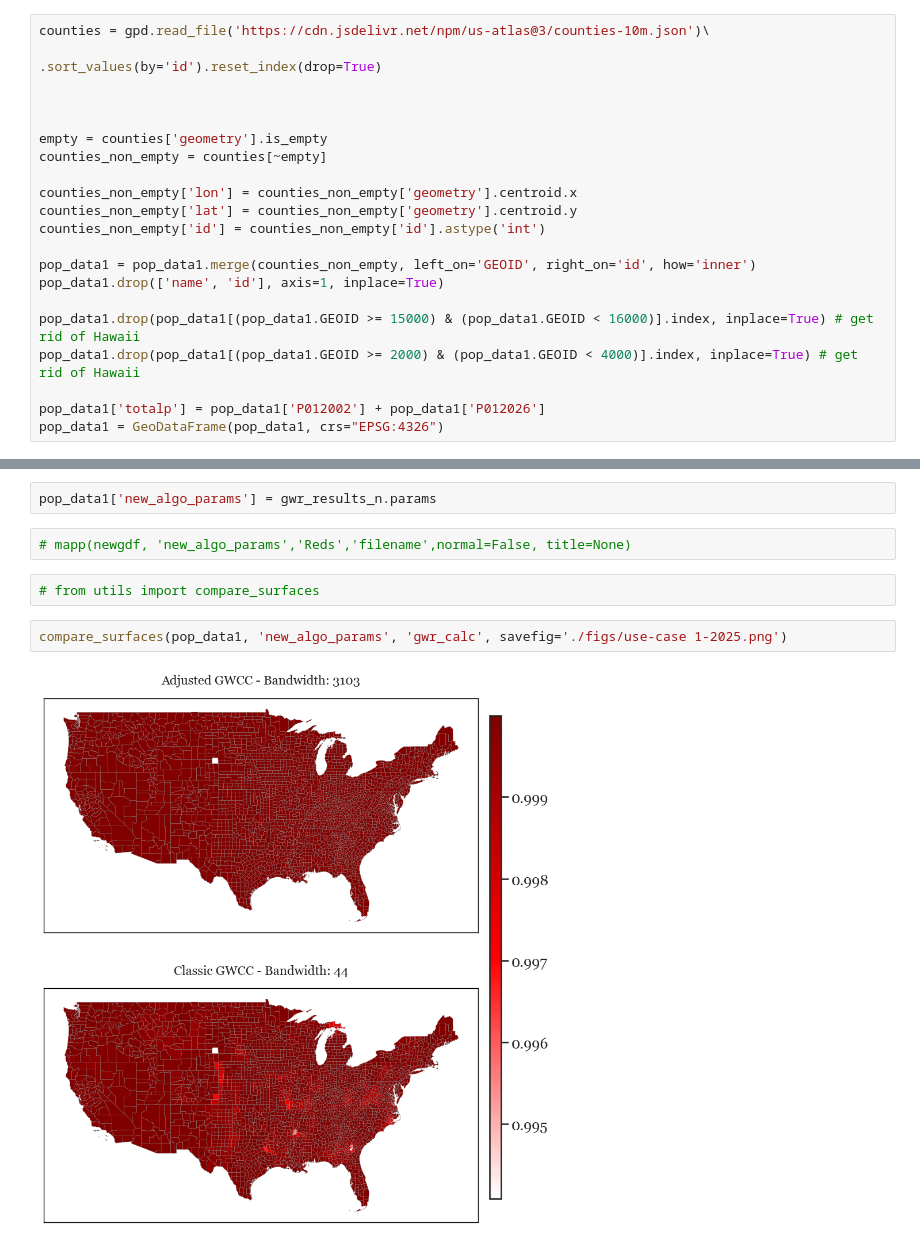
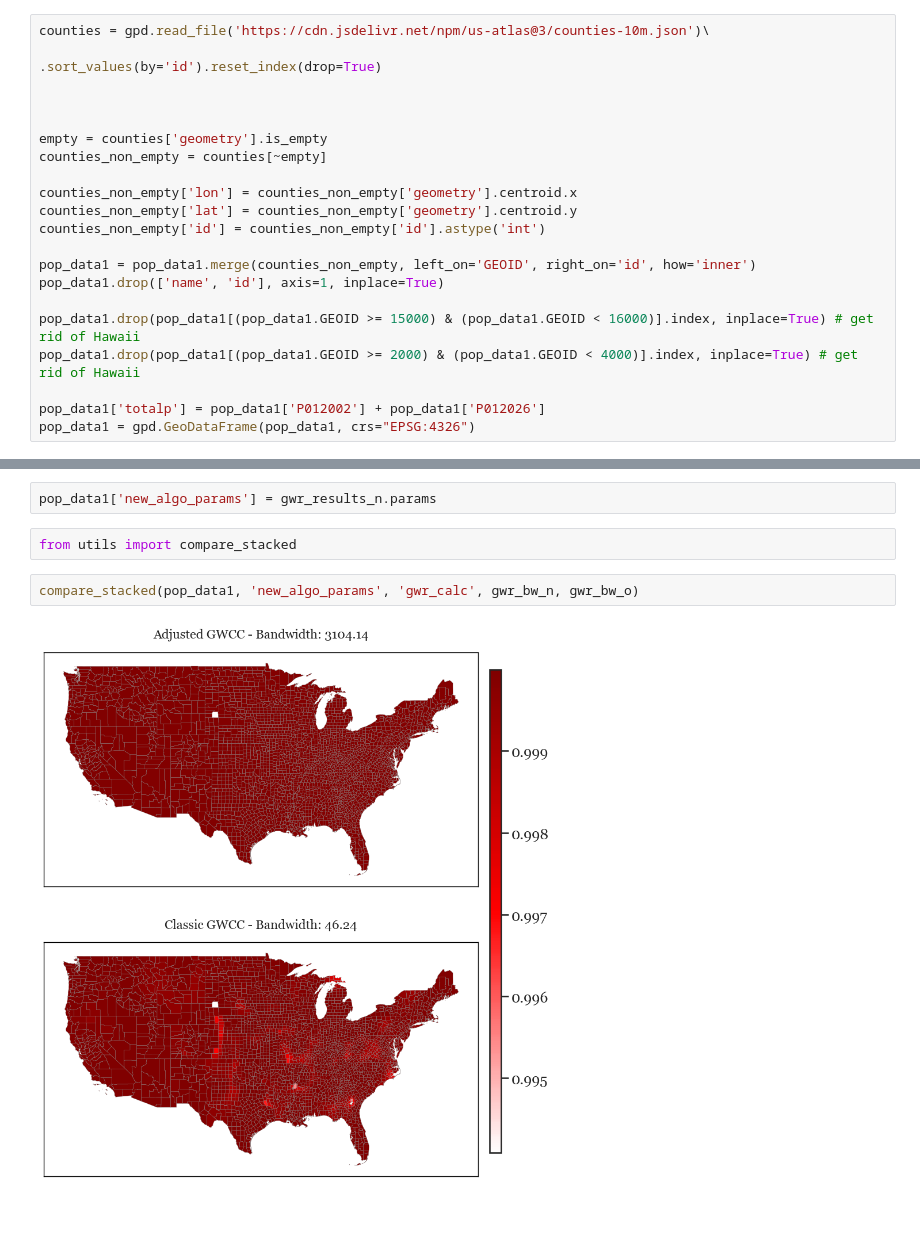
Before and after one commit to marquisvictor/2025_Adjusted-GWCC_replication_, a Jupyter notebook: simulation 2.ipynb, the cells around one changed output, grey strips where cells are left out. Cells and saved outputs as stored; diff of their text form; blank space fills up the shorter version.

```diff
--- a/simulation 2.ipynb
+++ b/simulation 2.ipynb
@@ -71,7 +49,7 @@ pop_data1.drop(pop_data1[(pop_data1.GEOID >= 15000) & (pop_data1.GEOID < 16000)]
 pop_data1.drop(pop_data1[(pop_data1.GEOID >= 2000) & (pop_data1.GEOID < 4000)].index, inplace=True) # get rid of Hawaii
 
 pop_data1['totalp'] = pop_data1['P012002'] + pop_data1['P012026']
-pop_data1 = GeoDataFrame(pop_data1, crs="EPSG:4326")
+pop_data1 = gpd.GeoDataFrame(pop_data1, crs="EPSG:4326")
 # %%
 pop_data1.head()
 # %% [output]
@@ -202,10 +176,8 @@ np.array(corr).mean()
 # %%
 pop_data1['new_algo_params'] = gwr_results_n.params
-# %%
-# mapp(newgdf, 'new_algo_params','Reds','filename',normal=False, title=None)
 # %%
-# from utils import compare_surfaces
+from utils import compare_stacked
 # %%
-compare_surfaces(pop_data1, 'new_algo_params', 'gwr_calc', savefig='./figs/use-case 1-2025.png')
+compare_stacked(pop_data1, 'new_algo_params', 'gwr_calc', gwr_bw_n, gwr_bw_o)
 # %% [output]
-[figure, old version]
+[figure, new version]
```
Also changed, not shown: parts of 13 cells of this notebook, 3 other files.
